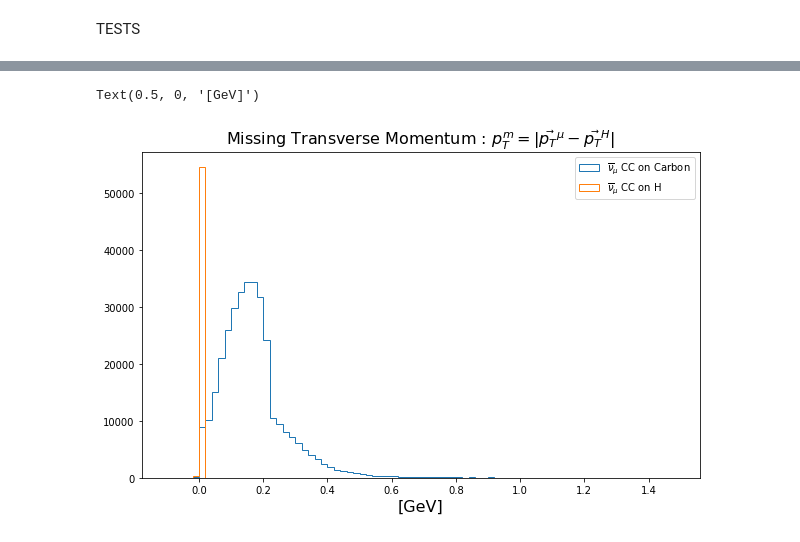
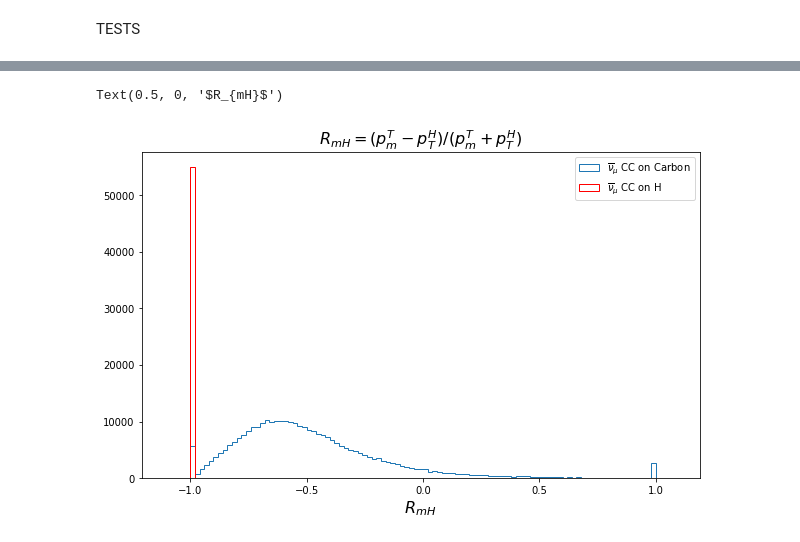
Before and after one commit to GianfrancoIngratta/SAND-PHYSICS, a Jupyter notebook: notebook/AnalyseGenie.ipynb, the cells around one changed output, grey strips where cells are left out. Saved outputs shown, nothing was run; the diff lists cells and outputs as text; code cells hidden in the pictures.

```diff
--- a/notebook/AnalyseGenie.ipynb
+++ b/notebook/AnalyseGenie.ipynb
@@ -921,17 +924,21 @@ test
 # %%
 fig, ax = plt.subplots(figsize=(10, 6))
 
 # plt.hist(x=test['RmH'], bins=np.arange(-1.1,1.1,0.02), histtype='step', label = "All")
-plt.hist(x=test[test.InteractionTarget=='C12']['MissingTransverseMomentum'], bins=np.arange(-0.1,1.5,0.02), histtype='step', label=r'$\overline{\nu}_\mu$ CC on Carbon')
-plt.hist(x=test[test.InteractionTarget=='proton']['MissingTransverseMomentum'], bins=np.arange(-0.1,1.5,0.02), histtype='step', label=r'$\overline{\nu}_\mu$ CC on H')
-# plt.hist(x=test[test.CCQEonHydrogen==1]['MissingTransverseMomentum'], bins=np.arange(-0.1,1.5,0.02), histtype='step', label=r'$\overline{\nu}_\mu$ CCQE on H')
+plt.hist(x=DF[DF.InteractionTarget=='C12']['RmH'],
+         bins=np.arange(-1.1,1.1,0.02),
+         histtype='step', label=r'$\overline{\nu}_\mu$ CC on Carbon')
+
+plt.hist(x=DF[DF.InteractionTarget=='proton']['RmH'],
+         bins=np.arange(-1.1,1.1,0.02),
+         color='red', histtype='step', label=r'$\overline{\nu}_\mu$ CC on H')
 plt.legend()
 
-plt.title(r"Missing Transverse Momentum : $p_T^m = |\vec{p_T}^\mu - \vec{p_T}^H|$", fontsize=16)
-plt.xlabel("[GeV]", fontsize=16)
+plt.title(r"$R_{mH}=(p_m^T - p_T^H)/(p_m^T + p_T^H)$", fontsize=16)
+plt.xlabel(r"$R_{mH}$", fontsize=16)
 # %% [output]
-Text(0.5, 0, '[GeV]')
+Text(0.5, 0, '$R_{mH}$')
-[figure, old version]
+[figure, new version]
 # %%
 fig, ax = plt.subplots(figsize=(10, 6))
 
```
Also changed, not shown: parts of 62 cells of this notebook, 4 other files.
